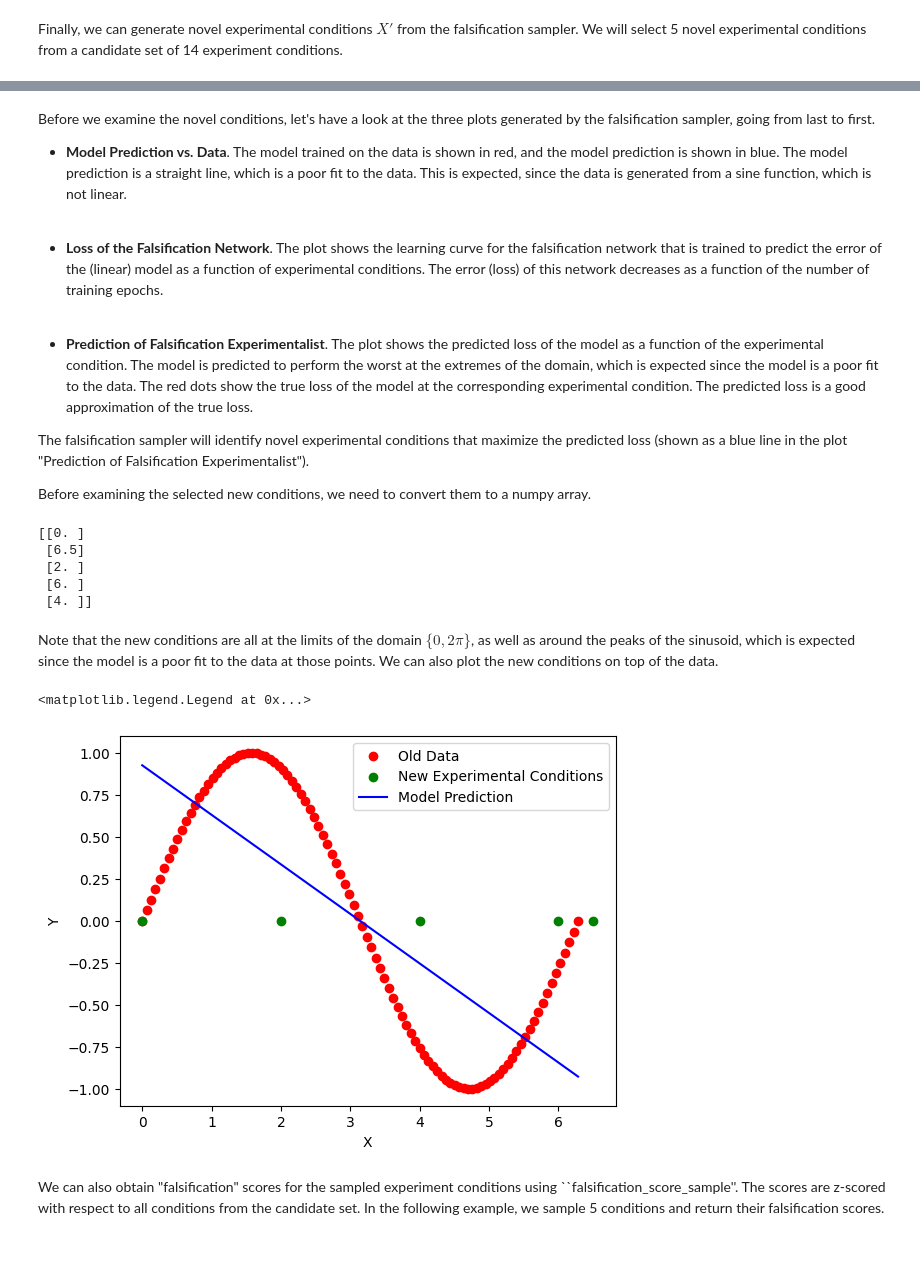
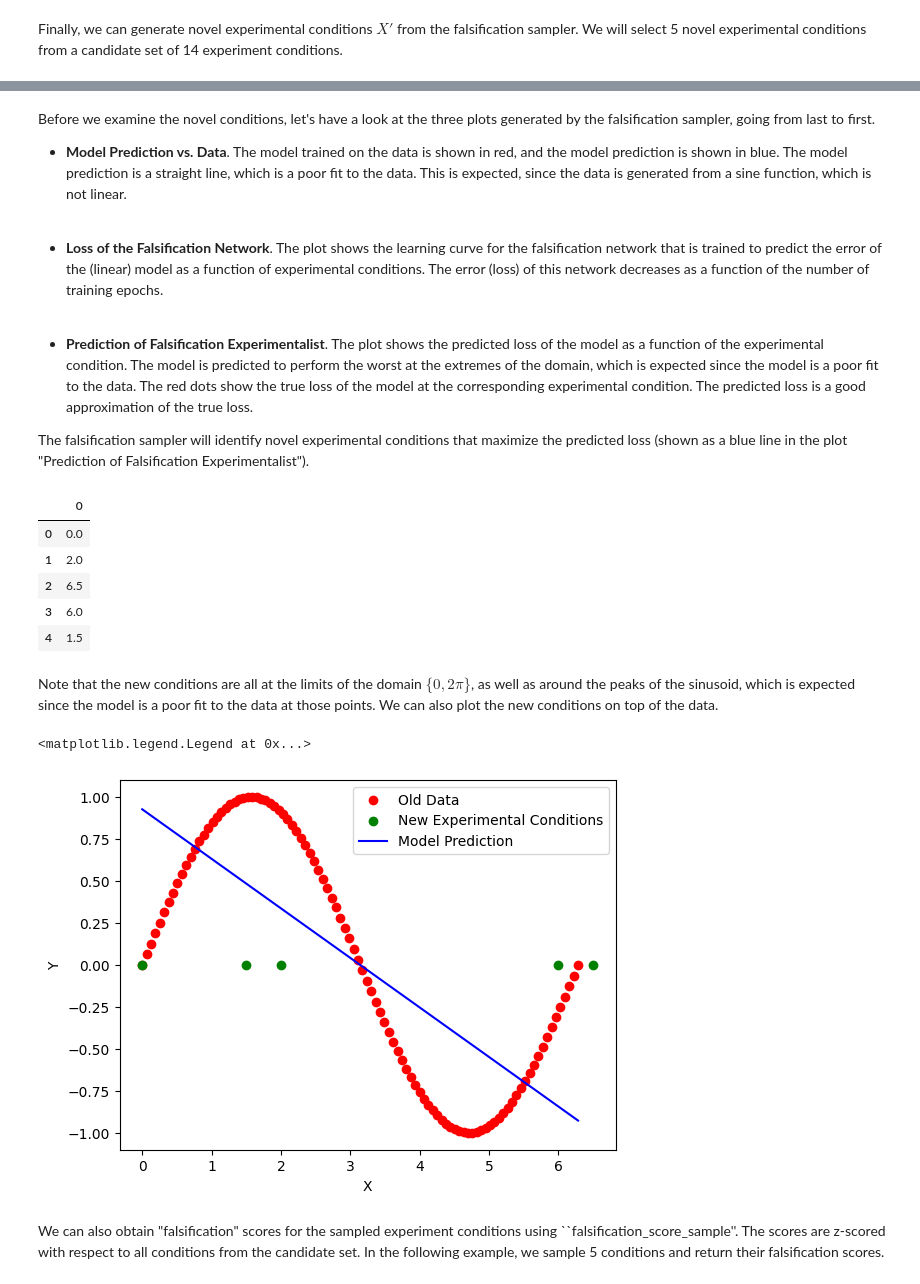
Before and after one commit to AutoResearch/autora-experimentalist-falsification, a Jupyter notebook: docs/Basic Usage.ipynb, the cells around one changed output, grey strips where cells are left out. Drawn from its saved outputs; the diff is of its cells as text; code cells hidden in the pictures; blank space fills up the shorter version.

```diff
--- a/docs/Basic Usage.ipynb
+++ b/docs/Basic Usage.ipynb
@@ -81,17 +81,15 @@ Before we examine the novel conditions, let's have a look at the three plots gen
 - **Prediction of Falsification Experimentalist**. The plot shows the predicted loss of the model as a function of the experimental condition. The model is predicted to perform the worst at the extremes of the domain, which is expected since the model is a poor fit to the data. The red dots show the true loss of the model at the corresponding experimental condition. The predicted loss is a good approximation of the true loss.
 
 The falsification sampler will identify novel experimental conditions that maximize the predicted loss (shown as a blue line in the plot "Prediction of Falsification Experimentalist").
-
-Before examining the selected new conditions, we need to convert them to a numpy array.
-# %%
-new_conditions = np.array(list(new_conditions))
-print(new_conditions)
-# %% [output]
-[[0. ]
- [6.5]
- [2. ]
- [6. ]
- [4. ]]
+# %%
+new_conditions
+# %% [output]
+|  | 0 |
+| 0 | 0.0 |
+| 1 | 2.0 |
+| 2 | 6.5 |
+| 3 | 6.0 |
+| 4 | 1.5 |
 # %% [markdown]
 Note that the new conditions are all at the limits of the domain $\{0, 2\pi\}$, as well as around the peaks of the sinusoid, which is expected since the model is a poor fit to the data at those points. We can also plot the new conditions on top of the data.
 # %%
@@ -105,7 +103,7 @@ ax.set_ylabel("Y")
 ax.legend()
 # %% [output]
 <matplotlib.legend.Legend at 0x...>
-[figure, old version]
+[figure, new version]
 # %% [markdown]
 We can also obtain "falsification" scores for the sampled experiment conditions using ``falsification_score_sample''. The scores are z-scored with respect to all conditions from the candidate set. In the following example, we sample 5 conditions and return their falsification scores.
 # %%
```
Also changed, not shown: parts of 8 cells of this notebook, 5 other files.
